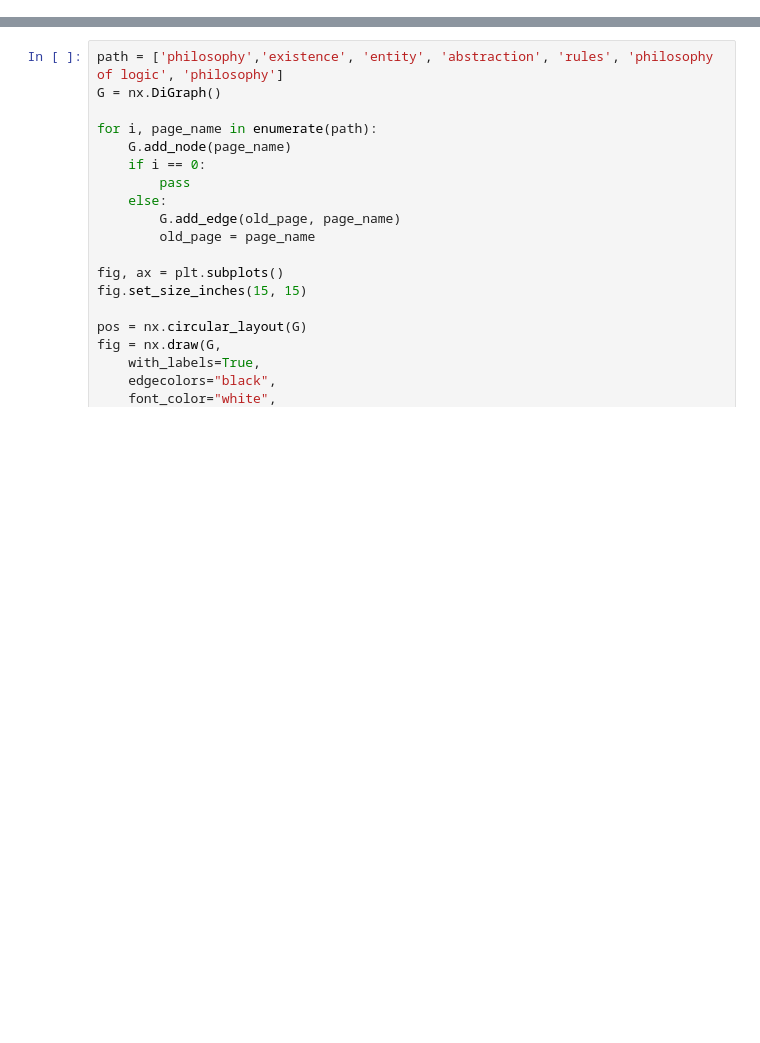
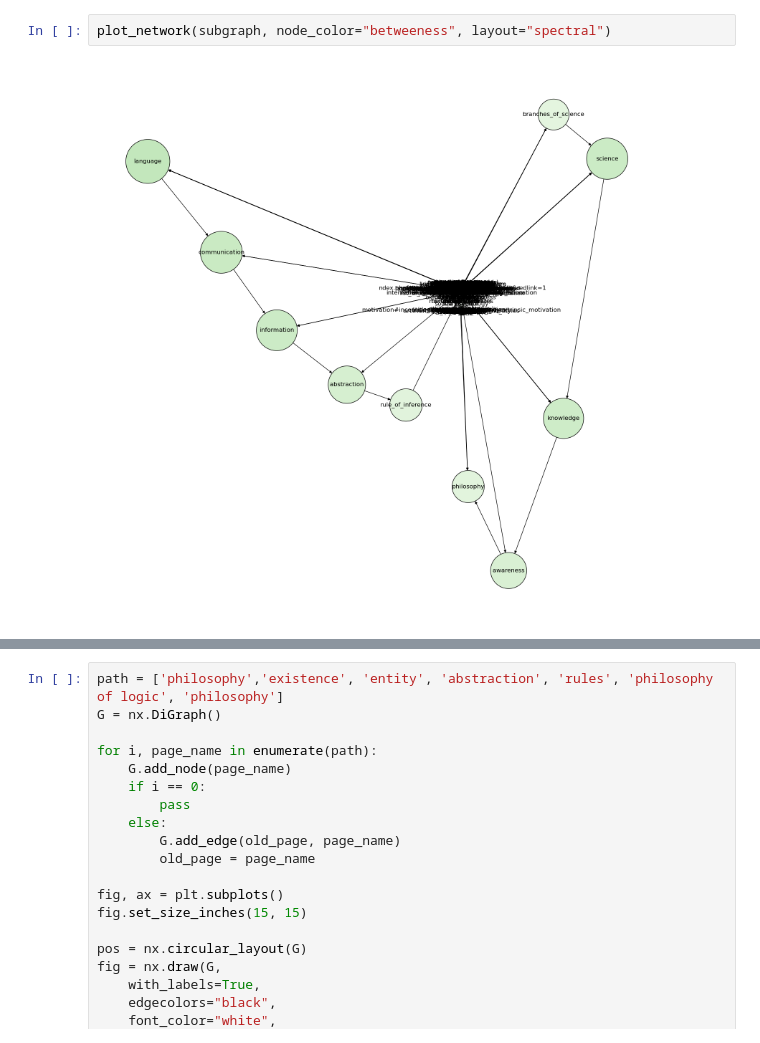
Before and after one commit to austinbarish/645-final-project, a Jupyter notebook: code/EDA.ipynb, the cells around one changed output, grey strips where cells are left out. Drawn from its saved outputs; the diff is of its cells as text; blank space fills up the shorter version.

```diff
--- a/code/EDA.ipynb
+++ b/code/EDA.ipynb
@@ -31,0 +519,4 @@ TypeError: Graph.add_edges_from() takes 2 positional arguments but 3 were given
+# %%
+plot_network(subgraph, node_color="betweeness", layout="spectral")
+# %% [output]
+[figure, added]
```
Also changed, not shown: parts of 29 cells of this notebook, 3 other files.
